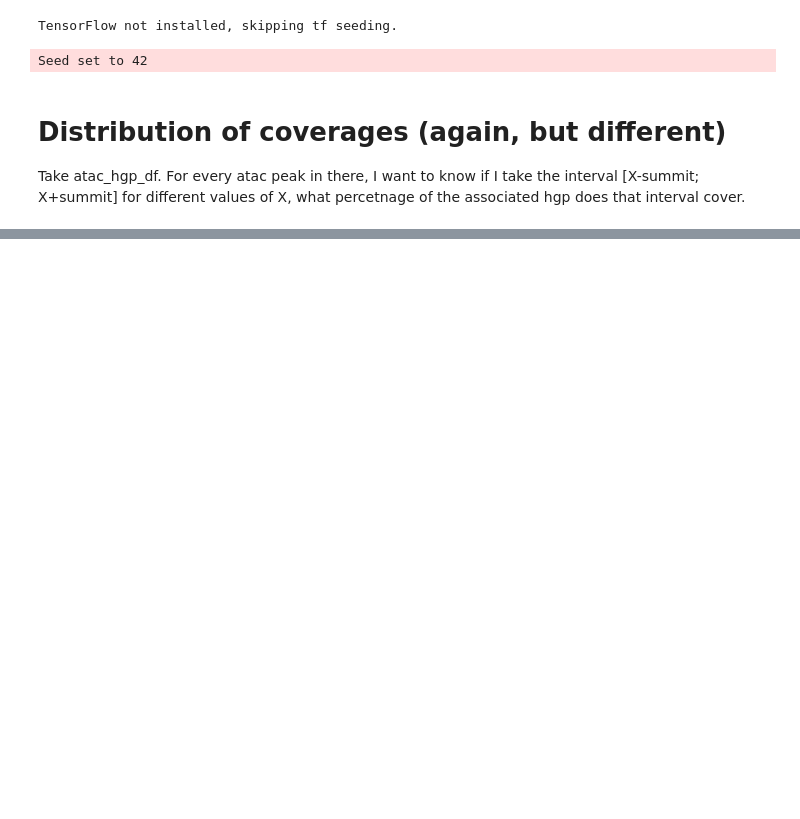
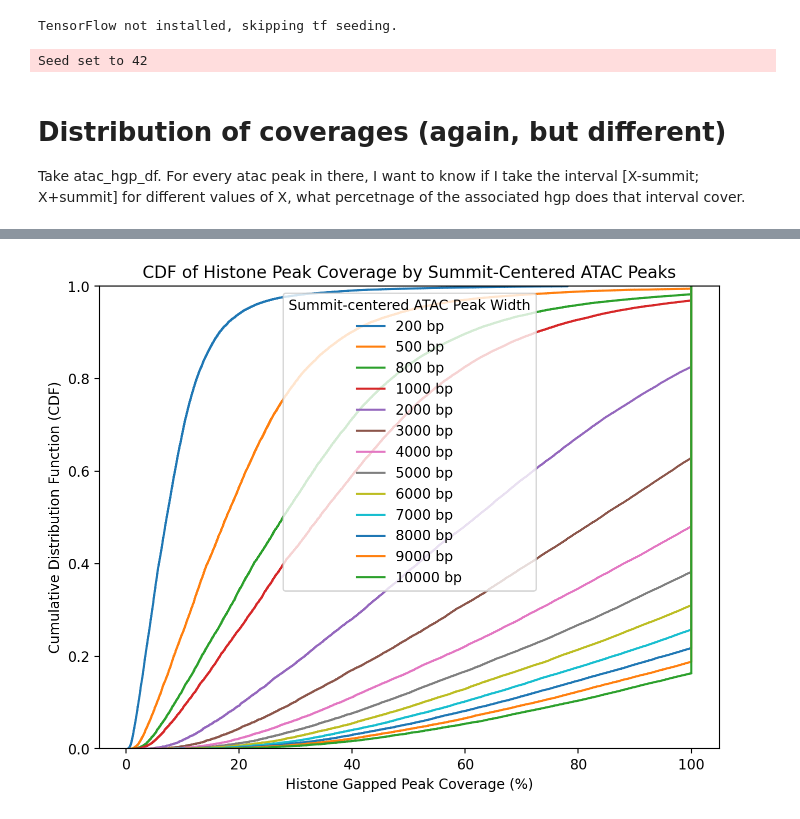
Before and after one commit to kundajelab/histobpnet, a Jupyter notebook: experiments/valeh/notebooks/12_12_2025.ipynb, the cells around one changed output, grey strips where cells are left out. Drawn from its saved outputs; the diff is of its cells as text; code cells hidden in the pictures; blank space fills up the shorter version.

```diff
--- a/experiments/valeh/notebooks/12_12_2025.ipynb
+++ b/experiments/valeh/notebooks/12_12_2025.ipynb
@@ -33,0 +47,4 @@ Take atac_hgp_df. For every atac peak in there, I want to know if I take the int
+# %%
+p = "/large_storage/goodarzilab/valehvpa/data/projects/scCisTrans/for_hist/histobpnet_v2/data/reverse_extended_gapped_peak_histone_intersect_2114bp_atac_for_train.bed"
+atac_hgp_df = pd.read_csv(p, sep='\t', header=0)
+atac_hgp_df
@@ -33,0 +70,3 @@ Take atac_hgp_df. For every atac peak in there, I want to know if I take the int
+# %%
+atac_hgp_df_valid = atac_hgp_df[atac_hgp_df["hist_chrom"] != "."].copy()
+(atac_hgp_df_valid["chrom"] == atac_hgp_df_valid["hist_chrom"]).all()
@@ -33,0 +138,15 @@ Take atac_hgp_df. For every atac peak in there, I want to know if I take the int
+# %%
+# print(f"{'X bp (summit-centered)':<15} {'Avg Histone Coverage (%)':<25}")
+# print("-" * 40)
+for x, cov in coverage_stats.items():
+    print(f"an average {x*2}bp summit-centered  atac peak covers {np.mean(cov):.2f}% of its hgp")
+
+print("-" * 40)
+
+for x, cov in coverage_stats.items():
+    print(f"95% of {x*2}bp summit-centered atac peaks cover >= {np.percentile(cov, 5):.2f}% of their hgp")
+
+print("-" * 40)
+
+for x, cov in coverage_stats.items():
+    print(f"75% of {x*2}bp summit-centered atac peaks cover >= {np.percentile(cov, 25):.2f}% of their hgp")
@@ -33,0 +183,12 @@ Take atac_hgp_df. For every atac peak in there, I want to know if I take the int
+# %%
+# plot cdf
+plt.figure(figsize=(8, 6))
+for x, cov in coverage_stats.items():
+    sns.ecdfplot(cov, label=f"{x*2} bp")
+plt.xlabel("Histone Gapped Peak Coverage (%)")
+plt.ylabel("Cumulative Distribution Function (CDF)")
+plt.title("CDF of Histone Peak Coverage by Summit-Centered ATAC Peaks")
+plt.legend(title="Summit-centered ATAC Peak Width")
+plt.show()
+# %% [output]
+[figure, added]
```
Also changed, not shown: parts of 9 cells of this notebook, 3 other files.
